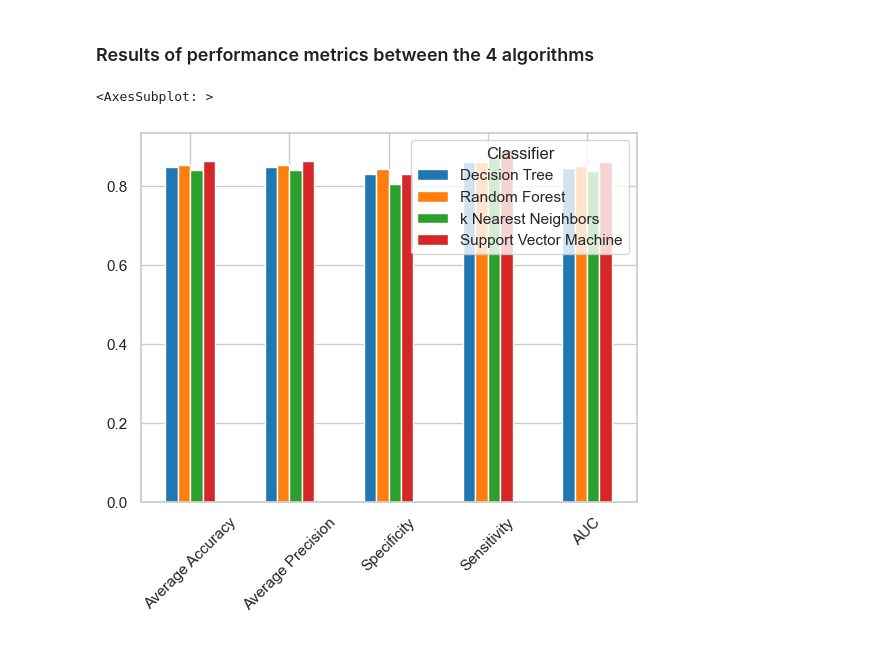
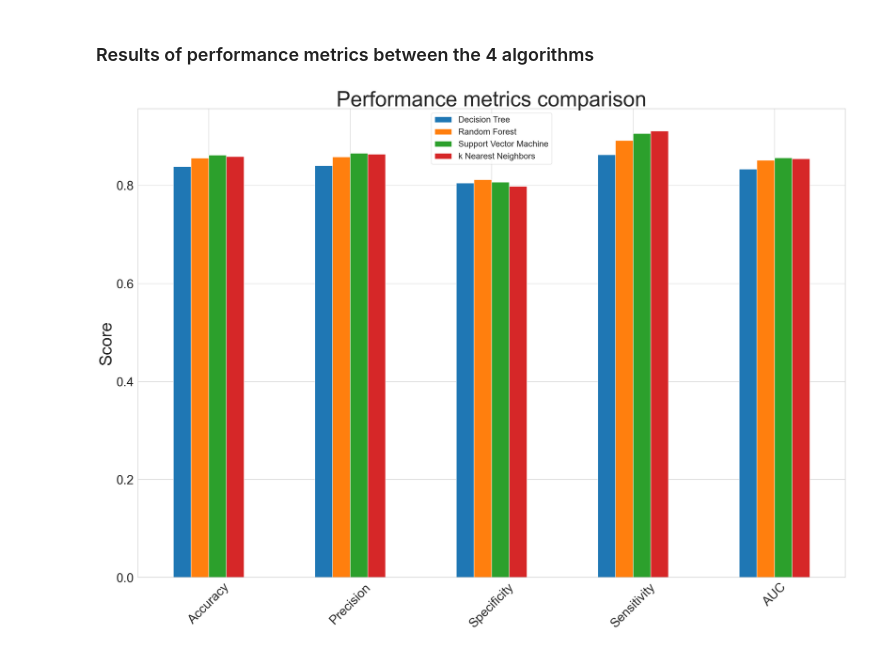
Before and after one commit to davednguyen/CPSC5305_Team_DataGeeks, a Jupyter notebook: HeartDiseaseDiagnoses.ipynb, the cells around one changed output. Saved outputs shown, nothing was run; the diff lists cells and outputs as text; code cells hidden in the pictures.

```diff
--- a/HeartDiseaseDiagnoses.ipynb
+++ b/HeartDiseaseDiagnoses.ipynb
@@ -1473,13 +1161,11 @@ The chosen value of k is 7, since the scores for all performance metrics decreas
 ### Create model using 4 algorithms
 # %%
 # Dataframe for Model
-header = ['Classifier', 'Average Accuracy', 'Average Precision', 'Specificity', 'Sensitivity', 'AUC']
+header = ['Classifier', 'Accuracy', 'Precision', 'Specificity', 'Sensitivity', 'AUC']
 model = pd.DataFrame(columns=header)
 
-# From hyperparameters tuning, we have the following
 # DT max_depth 4
-dt_clf = DecisionTreeClassifier(criterion='entropy', max_depth = 4, min_samples_leaf = 8,
-                            random_state = 0)
+dt_clf = DecisionTreeClassifier(max_depth = 4)
 # kNN n_neighbors 7
 knn_clf = KNeighborsClassifier(n_neighbors=7)
 # SVC kernel 'rbf'
@@ -1499,10 +1185,15 @@ def train_model(clf, name):
             result_metrics_dict['Heart Disease']['recall'],
             auc]
 
-model.loc[len(model)] = train_model(dt_clf, 'Decision Tree')
-model.loc[len(model)] = train_model(rf_clf, 'Random Forest')
-model.loc[len(model)] = train_model(knn_clf, 'k Nearest Neighbors')
-model.loc[len(model)] = train_model(svc_clf, 'Support Vector Machine')
+for train_index, test_index in kf.split(X, y):
+    # Change pandas dataframe to numpy array
+    X_train, X_test = X.iloc[train_index], X.iloc[test_index]
+    y_train, y_test = y.iloc[train_index], y.iloc[test_index]
+    model.loc[len(model)] = train_model(dt_clf, 'Decision Tree')
+    model.loc[len(model)] = train_model(rf_clf, 'Random Forest')
+    model.loc[len(model)] = train_model(knn_clf, 'k Nearest Neighbors')
+    model.loc[len(model)] = train_model(svc_clf, 'Support Vector Machine')
 
+# sort the decision_tree DataFrame
+model.sort_values(by=['Classifier'], inplace=True)
 model.to_csv('data/model.csv')
-model.set_index('Classifier')
@@ -1516,19 +1200,23 @@ model.set_index('Classifier')
 # %% [markdown]
 ### Results of performance metrics between the 4 algorithms
 # %%
+# Transform DataFrame
+model_avg = model.groupby(['Classifier']).mean()
 # Modify DataFrame
-model_t = model.transpose()
-# set first row as header
-model_t.columns = model_t.iloc[0]
-# slice the first row of dataset
-model_t = model_t[1:]
+model_t = model_avg.transpose()
+model_t.to_csv('data/model_t.csv')
 # convert each column values into float
 model_t['Decision Tree'] = model_t['Decision Tree'].astype(float)
 model_t['Random Forest'] = model_t['Random Forest'].astype(float)
 model_t['k Nearest Neighbors'] = model_t['k Nearest Neighbors'].astype(float)
 model_t['Support Vector Machine'] = model_t['Support Vector Machine'].astype(float)
 # plot bar graph
-model_t.plot.bar(rot = 45)
+model_t.plot.bar(rot = 45, figsize=(30,20))
+plt.legend(loc='best', prop={"size":20})
+plt.ylabel('Score', fontsize=40)
+plt.yticks(fontsize=30)
+plt.xticks(fontsize=30)
+plt.title('Performance metrics comparison', fontsize=50)
+plt.savefig('figures/ModelPerformance.jpg')
 # %% [output]
-<AxesSubplot: >
-[figure, old version]
+[figure, new version]
```
Also changed, not shown: parts of 25 cells of this notebook, 15 other files.
